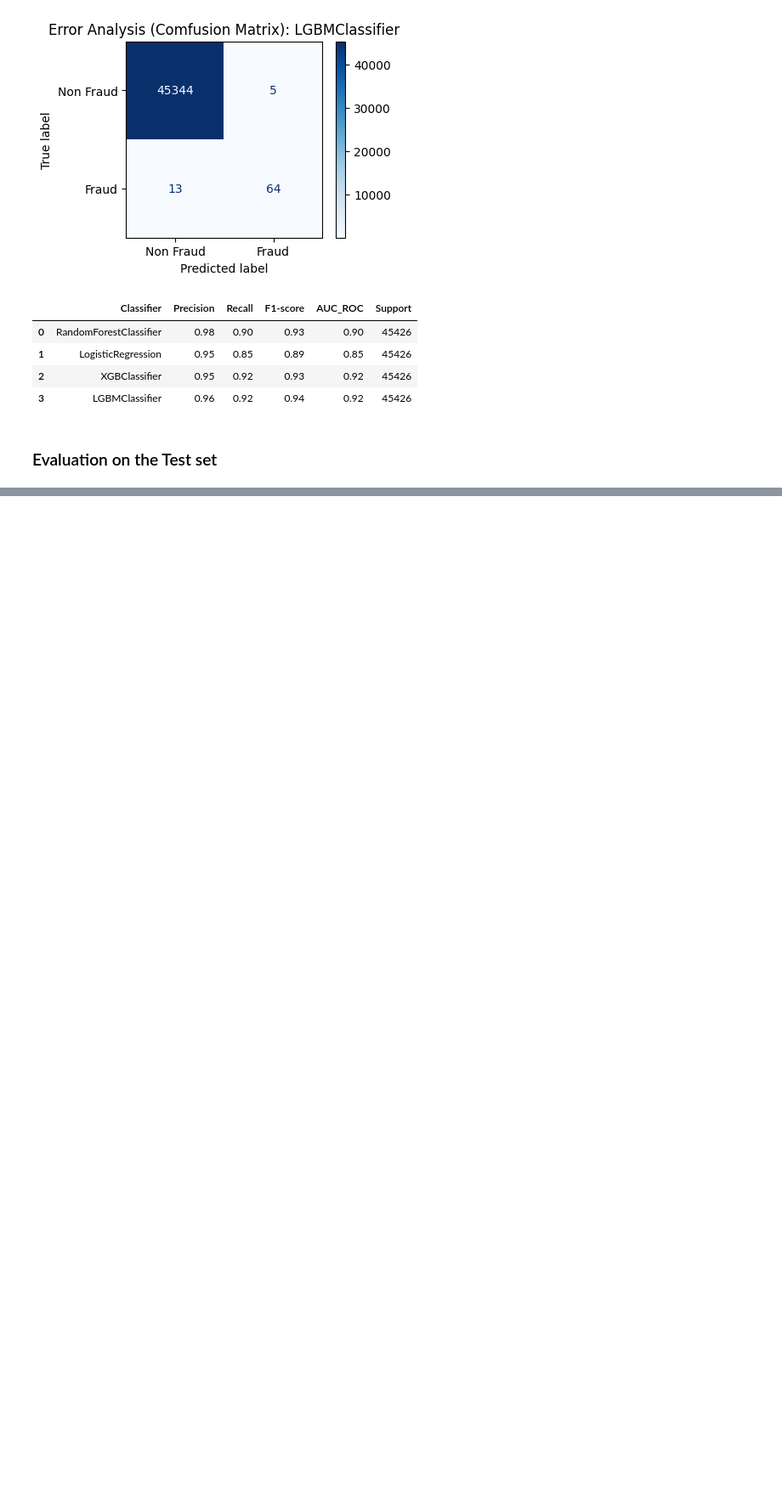
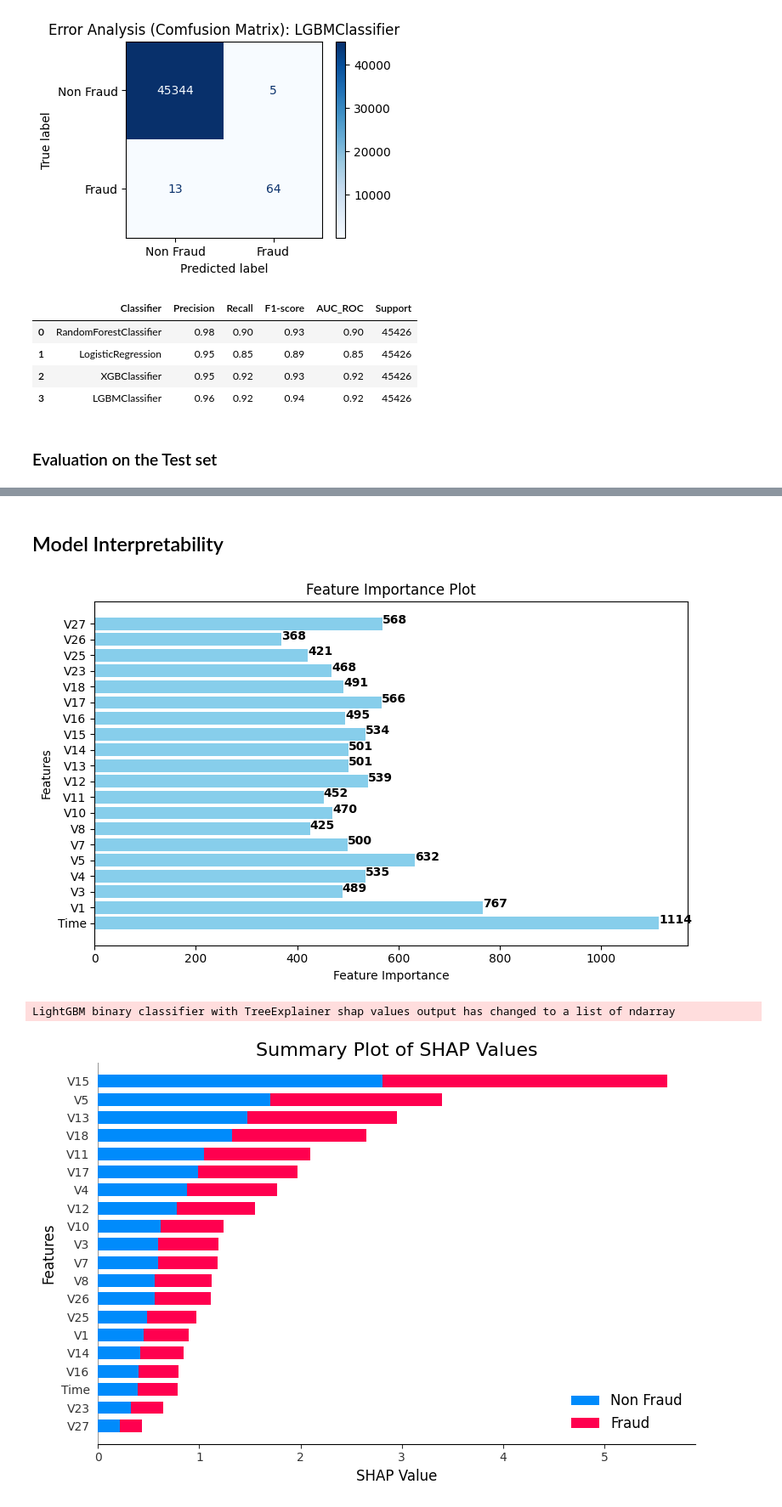
Before and after one commit to KevinChima/Credit-Card-Fraud, a Jupyter notebook: CreditCardFraud.ipynb, the cells around one changed output, grey strips where cells are left out. Shown at 85% size. Saved outputs shown, nothing was run; the diff lists cells and outputs as text; code cells hidden in the pictures; blank space fills up the shorter version.

```diff
--- a/CreditCardFraud.ipynb
+++ b/CreditCardFraud.ipynb
@@ -1467,0 +1456,48 @@ clfs_test_df
+# %% [markdown]
+## Model Interpretability
+# %%
+# Calculate feature importance
+feature_importance = LGBM.steps[-1][1].feature_importances_
+
+# Plot feature importance
+plt.figure(figsize=(8, 5))
+plt.barh(range(len(feature_importance)), feature_importance, align='center', color='skyblue')
+plt.yticks(range(len(feature_importance)), best_features)
+plt.xlabel('Feature Importance')
+plt.ylabel('Features')
+plt.title('Feature Importance Plot')
+
+# Annotate the bars
+for i, v in enumerate(feature_importance):
+    plt.text(v, i, str(round(v, 2)), color='black', fontweight='bold')
+
+plt.tight_layout()
+plt.show()
+
+# split the testset into X_test and y_test
+X_test, y_test = test.drop('Class', axis=1), test['Class']
+
+# compute SHAP values
+explainer = shap.TreeExplainer(LGBM.steps[-1][1])
+shap_values = explainer.shap_values(X_test[best_features])
+
+# Plot SHAP summary plot
+plt.figure(figsize=(8, 5))
+shap.summary_plot(shap_values, X_test[best_features], feature_names=best_features, class_names=labels,
+                  plot_size=.2, plot_type='bar', show=False)
+
+# Adjust plot aesthetics
+plt.title('Summary Plot of SHAP Values', fontsize=16)
+plt.xlabel('SHAP Value', fontsize=12)
+plt.ylabel('Features', fontsize=12)
+plt.xticks(fontsize=10)
+plt.yticks(fontsize=10)
+
+# Adjust spacing between subplots
+plt.tight_layout()
+
+plt.show()
+# %% [output]
+[figure, added]
+LightGBM binary classifier with TreeExplainer shap values output has changed to a list of ndarray
+[figure, added]
```
Also changed, not shown: parts of 30 cells of this notebook.
